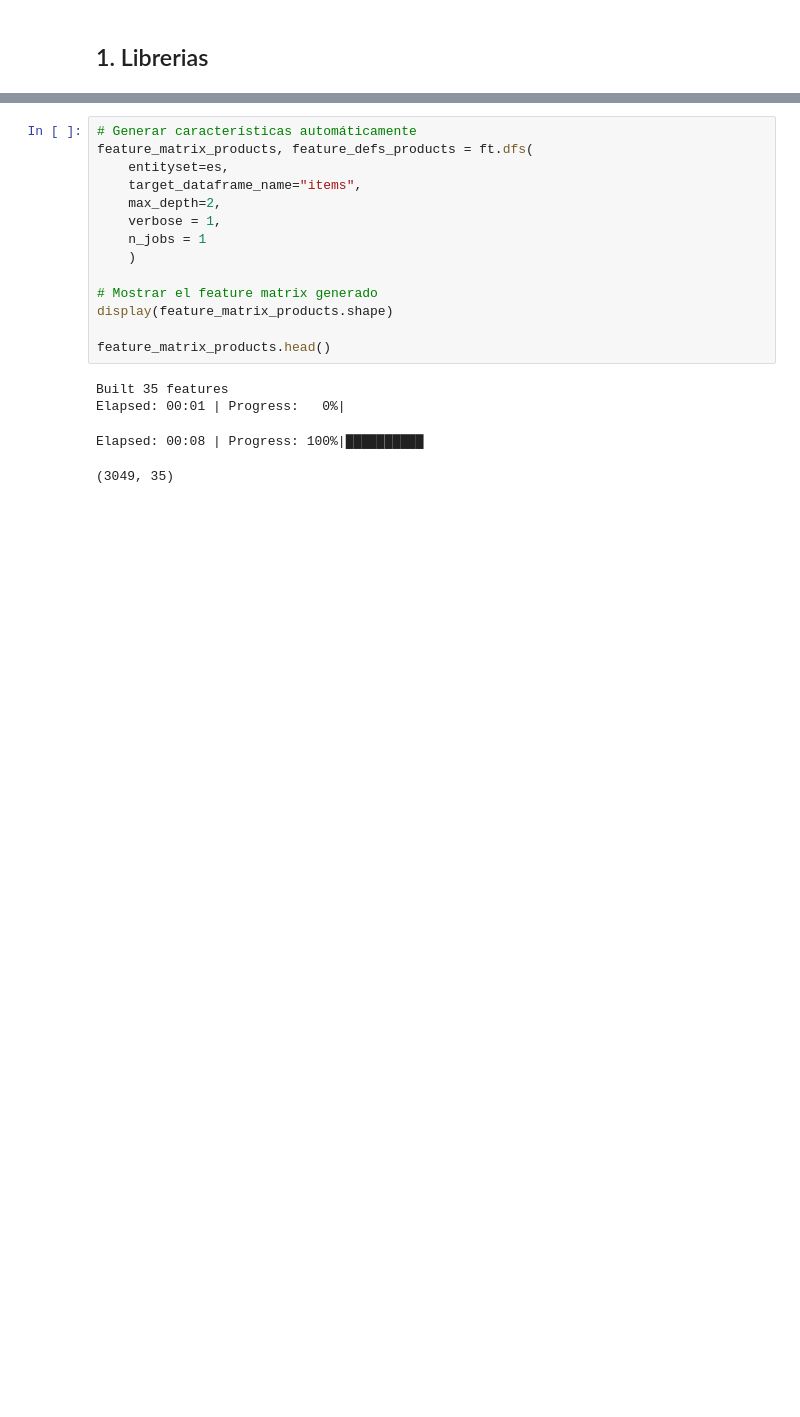
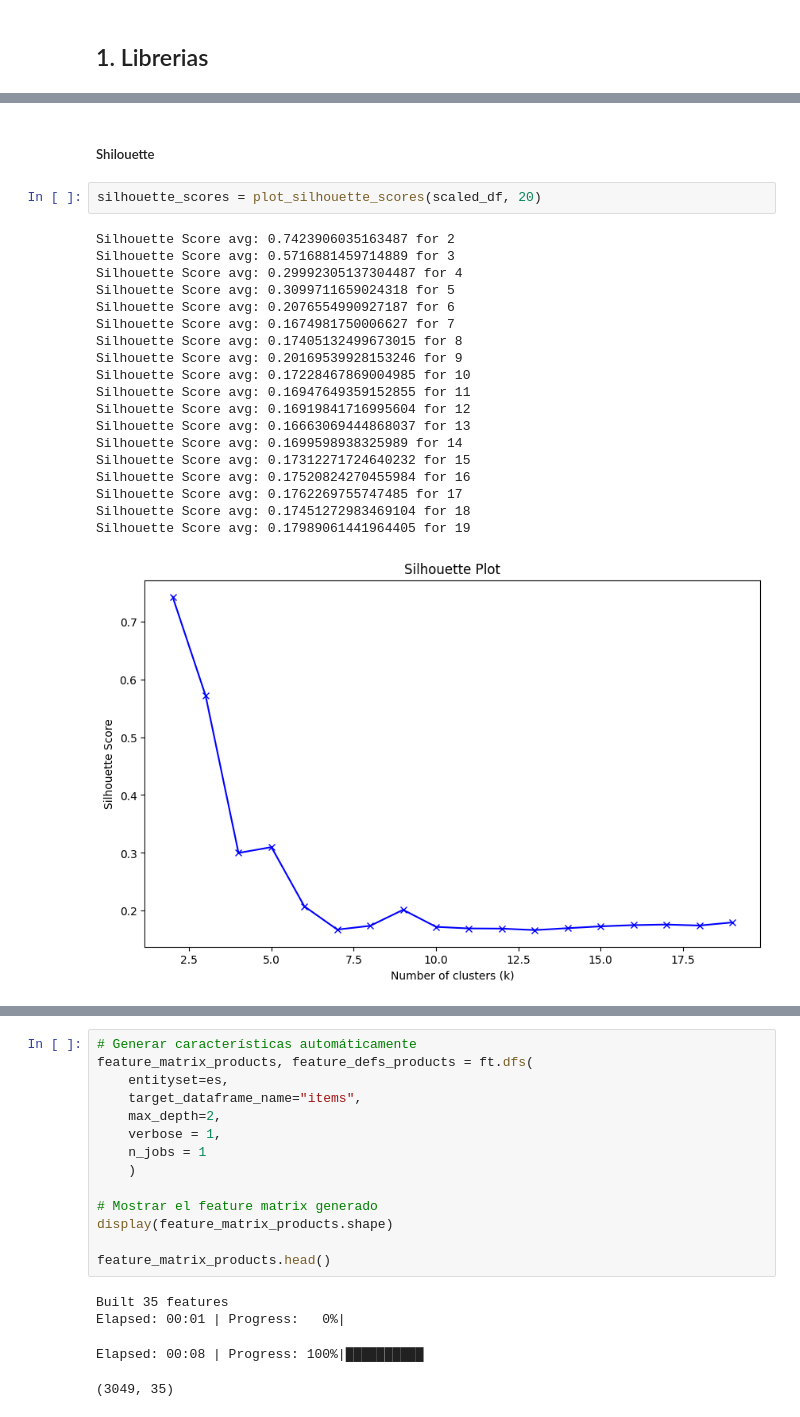
Before and after one commit to antonioMateos/grupo2retail_0424, a Jupyter notebook: 03_Clustering/00_Test_Clustering.ipynb, the cells around one changed output, grey strips where cells are left out. Drawn from its saved outputs; the diff is of its cells as text; blank space fills up the shorter version.

```diff
--- a/03_Clustering/00_Test_Clustering.ipynb
+++ b/03_Clustering/00_Test_Clustering.ipynb
@@ -206,0 +318,24 @@ es = es.add_relationship("items", "item", "weekly_sales", "item")
+# %% [markdown]
+##### Shilouette
+# %%
+silhouette_scores = plot_silhouette_scores(scaled_df, 20)
+# %% [output]
+Silhouette Score avg: 0.7423906035163487 for 2
+Silhouette Score avg: 0.5716881459714889 for 3
+Silhouette Score avg: 0.29992305137304487 for 4
+Silhouette Score avg: 0.3099711659024318 for 5
+Silhouette Score avg: 0.2076554990927187 for 6
+Silhouette Score avg: 0.1674981750006627 for 7
+Silhouette Score avg: 0.17405132499673015 for 8
+Silhouette Score avg: 0.20169539928153246 for 9
+Silhouette Score avg: 0.17228467869004985 for 10
+Silhouette Score avg: 0.16947649359152855 for 11
+Silhouette Score avg: 0.16919841716995604 for 12
+Silhouette Score avg: 0.16663069444868037 for 13
+Silhouette Score avg: 0.1699598938325989 for 14
+Silhouette Score avg: 0.17312271724640232 for 15
+Silhouette Score avg: 0.17520824270455984 for 16
+Silhouette Score avg: 0.1762269755747485 for 17
+Silhouette Score avg: 0.17451272983469104 for 18
+Silhouette Score avg: 0.17989061441964405 for 19
+[figure, added]
```
Also changed, not shown: parts of 58 cells of this notebook.
